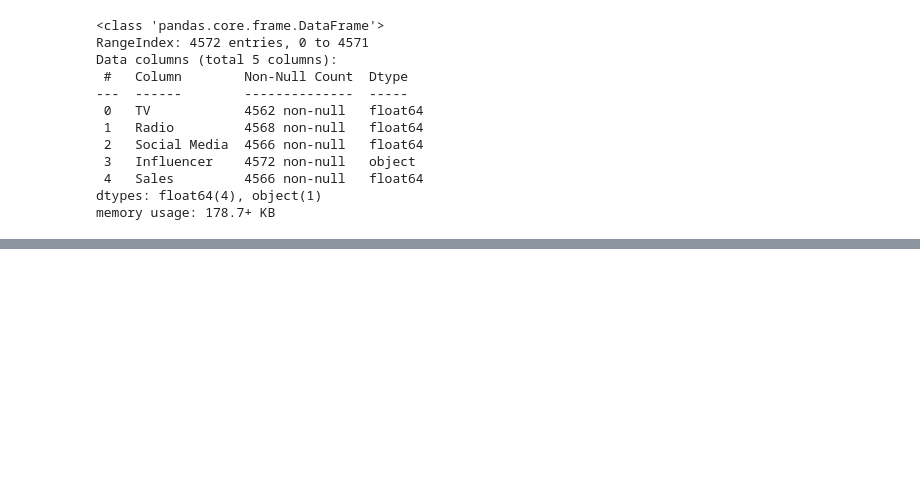
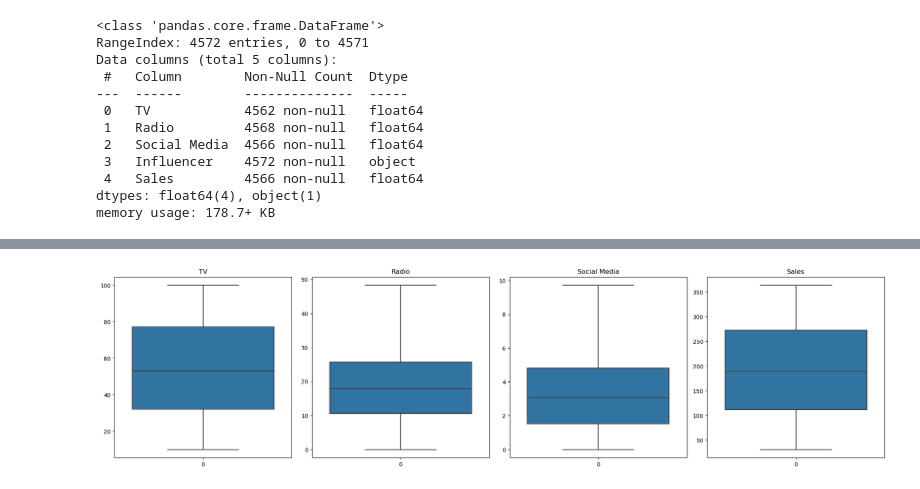
Before and after one commit to Glamorous9754/Practice-in-Jupyter, a Jupyter notebook: Assignment_3.ipynb, the cells around one changed output, grey strips where cells are left out. Drawn from its saved outputs; the diff is of its cells as text; code cells hidden in the pictures; blank space fills up the shorter version.

```diff
--- a/Assignment_3.ipynb
+++ b/Assignment_3.ipynb
@@ -54,0 +59,17 @@ memory usage: 178.7+ KB
+# %%
+df_filtered = dfy.copy()
+
+for feature in Q1.index:
+    LB = Q1[feature] - 1.5 * IQR[feature]
+    UB = Q3[feature] + 1.5 * IQR[feature]
+    df_filtered[feature] = df_filtered[feature].clip(lower=LB, upper=UB)
+
+plt.figure(figsize=(20,10))
+for i,column in enumerate(df_filtered.columns,1):
+    plt.subplot(2,4,i)
+    sns.boxplot(data=df_filtered[column])
+    plt.title(column)
+plt.tight_layout()
+plt.show()
+# %% [output]
+[figure, added]
```
Also changed, not shown: parts of 36 cells of this notebook, 1 other file.
